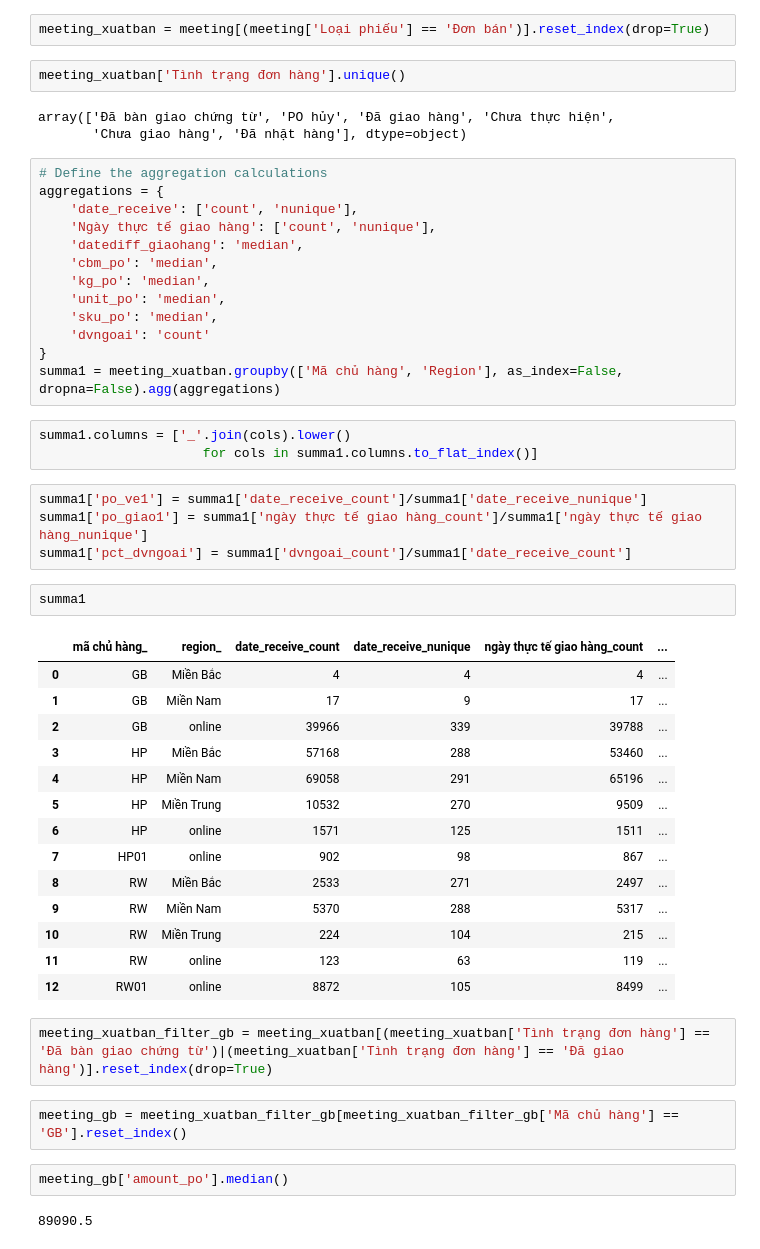
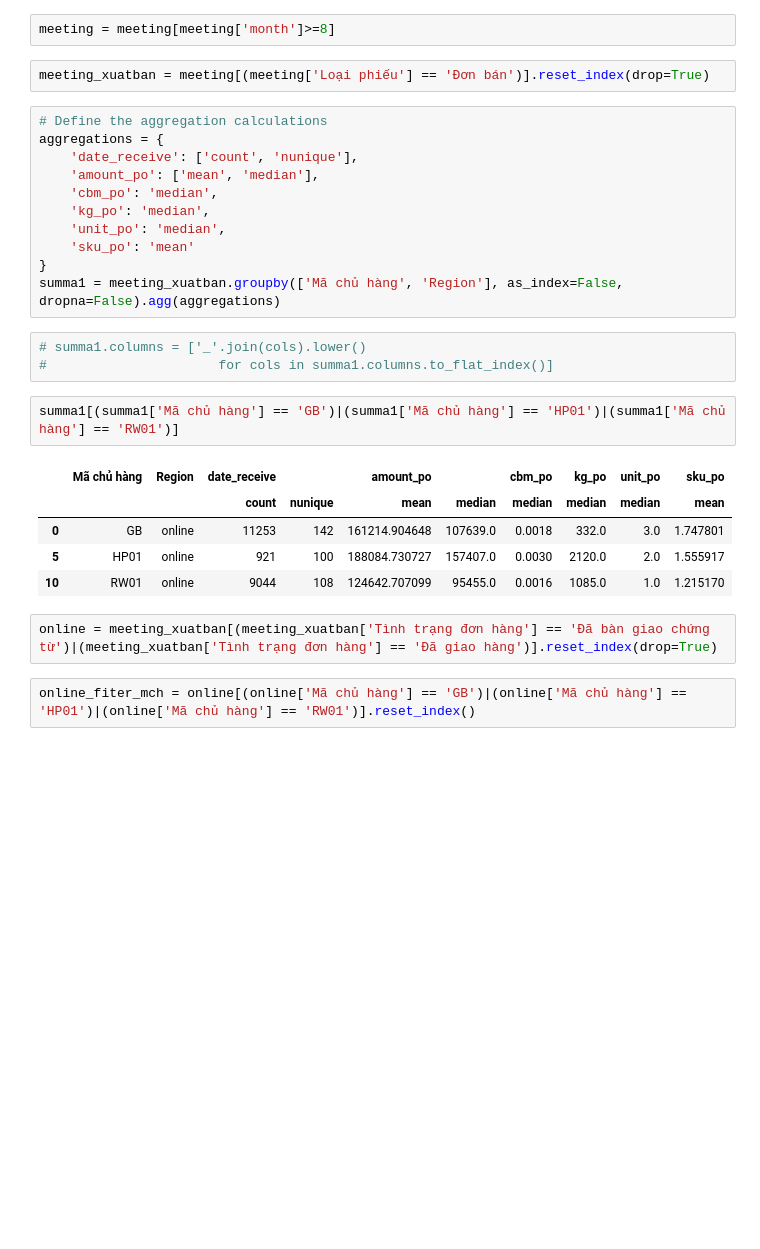
Before and after one commit to gbluu/gte, a Jupyter notebook: run-meeting.ipynb, the cells around one changed output. Cells and saved outputs as stored; diff of their text form; blank space fills up the shorter version.

```diff
--- a/run-meeting.ipynb
+++ b/run-meeting.ipynb
@@ -308,52 +345,30 @@ meeting = pd.read_csv('../data/processed/po-meeting.csv', encoding='utf-8-sig')
+# %%
+meeting = meeting[meeting['month']>=8]
 # %%
 meeting_xuatban = meeting[(meeting['Loại phiếu'] == 'Đơn bán')].reset_index(drop=True)
-# %%
-meeting_xuatban['Tình trạng đơn hàng'].unique()
-# %% [output]
-array(['Đã bàn giao chứng từ', 'PO hủy', 'Đã giao hàng', 'Chưa thực hiện',
-       'Chưa giao hàng', 'Đã nhặt hàng'], dtype=object)
 # %%
 # Define the aggregation calculations
 aggregations = {
     'date_receive': ['count', 'nunique'],
-    'Ngày thực tế giao hàng': ['count', 'nunique'],
-    'datediff_giaohang': 'median',
+    'amount_po': ['mean', 'median'],
     'cbm_po': 'median',
     'kg_po': 'median',
     'unit_po': 'median',
-    'sku_po': 'median',
-    'dvngoai': 'count'
+    'sku_po': 'mean'
 }
 summa1 = meeting_xuatban.groupby(['Mã chủ hàng', 'Region'], as_index=False, dropna=False).agg(aggregations)
 # %%
-summa1.columns = ['_'.join(cols).lower()
-                     for cols in summa1.columns.to_flat_index()]
+# summa1.columns = ['_'.join(cols).lower()
+#                      for cols in summa1.columns.to_flat_index()]
-# %%
-summa1['po_ve1'] = summa1['date_receive_count']/summa1['date_receive_nunique']
-summa1['po_giao1'] = summa1['ngày thực tế giao hàng_count']/summa1['ngày thực tế giao hàng_nunique']
-summa1['pct_dvngoai'] = summa1['dvngoai_count']/summa1['date_receive_count']
 # %%
-summa1
+summa1[(summa1['Mã chủ hàng'] == 'GB')|(summa1['Mã chủ hàng'] == 'HP01')|(summa1['Mã chủ hàng'] == 'RW01')]
 # %% [output]
-|  | mã chủ hàng_ | region_ | date_receive_count | date_receive_nunique | ngày thực tế giao hàng_count | ... |
-| 0 | GB | Miền Bắc | 4 | 4 | 4 | ... |
-| 1 | GB | Miền Nam | 17 | 9 | 17 | ... |
-| 2 | GB | online | 39966 | 339 | 39788 | ... |
-| 3 | HP | Miền Bắc | 57168 | 288 | 53460 | ... |
-| 4 | HP | Miền Nam | 69058 | 291 | 65196 | ... |
-| 5 | HP | Miền Trung | 10532 | 270 | 9509 | ... |
-| 6 | HP | online | 1571 | 125 | 1511 | ... |
-| 7 | HP01 | online | 902 | 98 | 867 | ... |
-| 8 | RW | Miền Bắc | 2533 | 271 | 2497 | ... |
-| 9 | RW | Miền Nam | 5370 | 288 | 5317 | ... |
-| 10 | RW | Miền Trung | 224 | 104 | 215 | ... |
-| 11 | RW | online | 123 | 63 | 119 | ... |
-| 12 | RW01 | online | 8872 | 105 | 8499 | ... |
+|  | Mã chủ hàng | Region | date_receive |  | amount_po |  | cbm_po | kg_po | unit_po | sku_po |
+|  |  |  | count | nunique | mean | median | median | median | median | mean |
+| 0 | GB | online | 11253 | 142 | 161214.904648 | 107639.0 | 0.0018 | 332.0 | 3.0 | 1.747801 |
+| 5 | HP01 | online | 921 | 100 | 188084.730727 | 157407.0 | 0.0030 | 2120.0 | 2.0 | 1.555917 |
+| 10 | RW01 | online | 9044 | 108 | 124642.707099 | 95455.0 | 0.0016 | 1085.0 | 1.0 | 1.215170 |
-# %%
-meeting_xuatban_filter_gb = meeting_xuatban[(meeting_xuatban['Tình trạng đơn hàng'] == 'Đã bàn giao chứng từ')|(meeting_xuatban['Tình trạng đơn hàng'] == 'Đã giao hàng')].reset_index(drop=True)
+# %%
+online = meeting_xuatban[(meeting_xuatban['Tình trạng đơn hàng'] == 'Đã bàn giao chứng từ')|(meeting_xuatban['Tình trạng đơn hàng'] == 'Đã giao hàng')].reset_index(drop=True)
 # %%
-meeting_gb = meeting_xuatban_filter_gb[meeting_xuatban_filter_gb['Mã chủ hàng'] == 'GB'].reset_index()
+online_fiter_mch = online[(online['Mã chủ hàng'] == 'GB')|(online['Mã chủ hàng'] == 'HP01')|(online['Mã chủ hàng'] == 'RW01')].reset_index()
-# %%
-meeting_gb['amount_po'].median()
-# %% [output]
-89090.5
```
Also changed, not shown: parts of 32 cells of this notebook, 4 other files.
